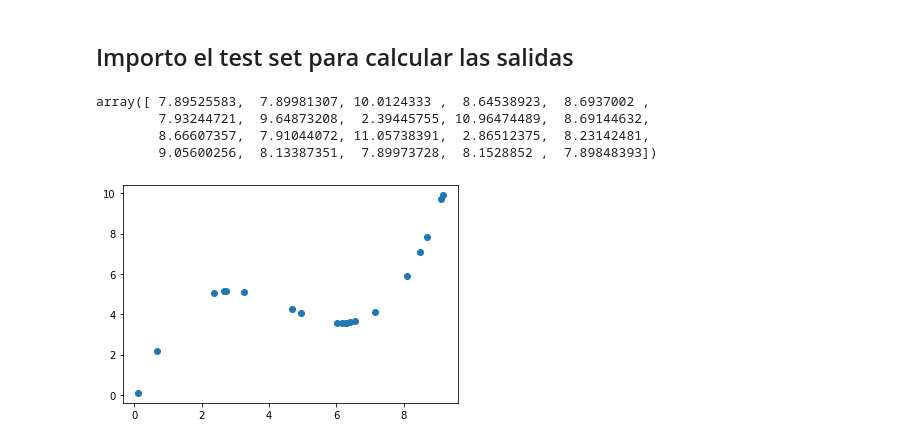
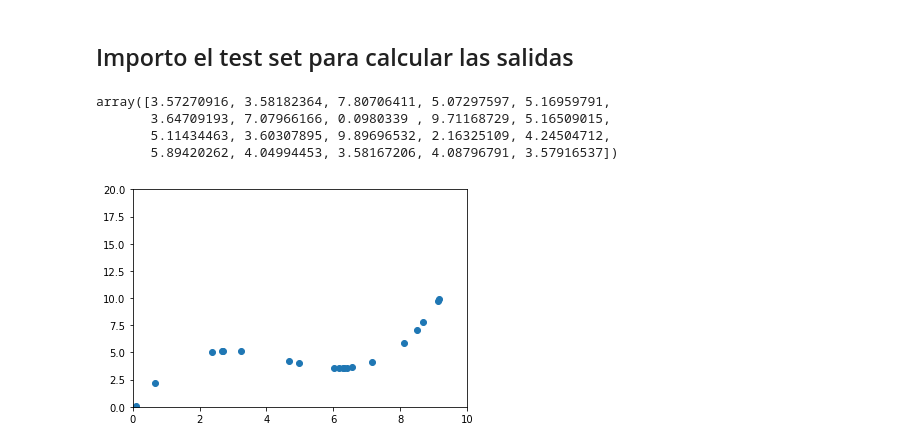
Before and after one commit to tomiambro/entregablesClusterAi, a Jupyter notebook: entregable_01.ipynb, the cells around one changed output. Cells and saved outputs as stored; diff of their text form; code cells hidden in the pictures.

```diff
--- a/entregable_01.ipynb
+++ b/entregable_01.ipynb
@@ -451,16 +509,17 @@ df_test = pd.read_csv('data/X_test.csv', delimiter=',')
 test_poly = poly.transform(df_test)
 
 test = scaler.transform(test_poly)
-# %%
-ytestpred = (rf.predict(df_test) + lr.predict(test))/2
-ytestpred
-# %% [output]
-array([ 7.89525583,  7.89981307, 10.0124333 ,  8.64538923,  8.6937002 ,
-        7.93244721,  9.64873208,  2.39445755, 10.96474489,  8.69144632,
-        8.66607357,  7.91044072, 11.05738391,  2.86512375,  8.23142481,
-        9.05600256,  8.13387351,  7.89973728,  8.1528852 ,  7.89848393])
+# %%
+lr.predict(test)
+# %% [output]
+array([3.57270916, 3.58182364, 7.80706411, 5.07297597, 5.16959791,
+       3.64709193, 7.07966166, 0.0980339 , 9.71168729, 5.16509015,
+       5.11434463, 3.60307895, 9.89696532, 2.16325109, 4.24504712,
+       5.89420262, 4.04994453, 3.58167206, 4.08796791, 3.57916537])
 # %%
 plt.scatter(df_test, lr.predict(test))
+plt.xlim(0,10)
+plt.ylim(0,20)
 plt.show()
 # %% [output]
-[figure, old version]
+[figure, new version]
```
Also changed, not shown: parts of 17 cells of this notebook.
